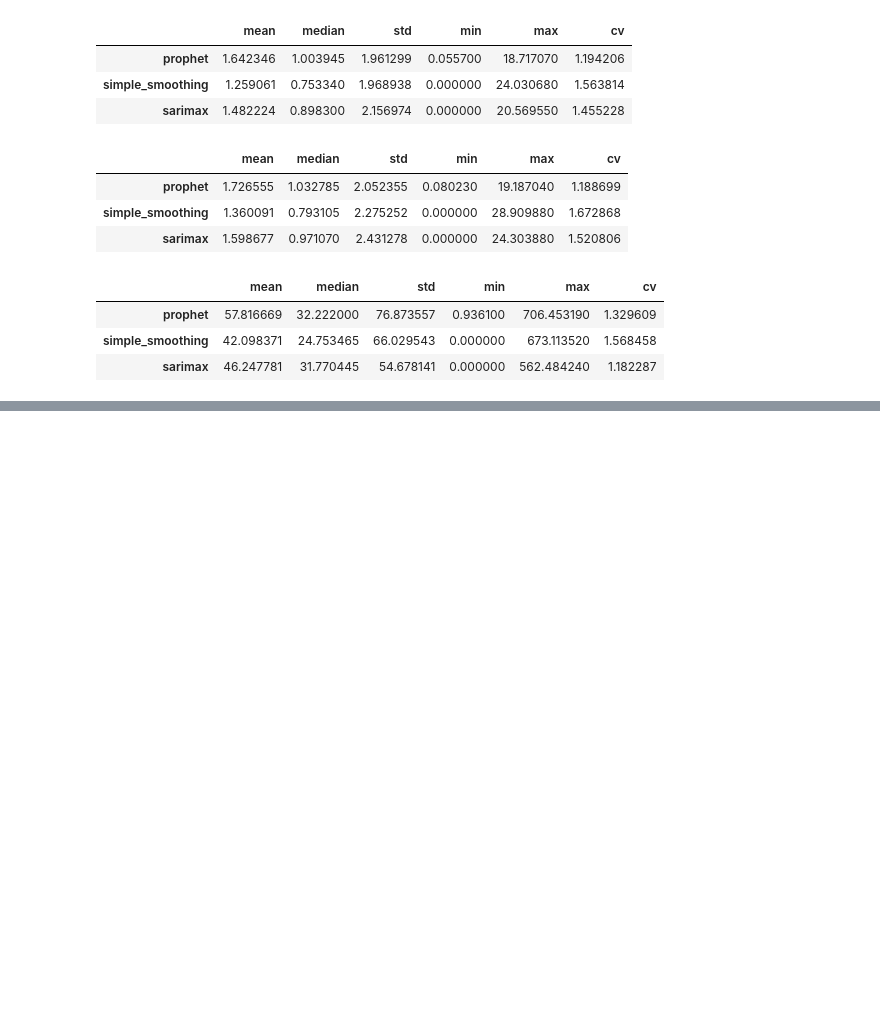
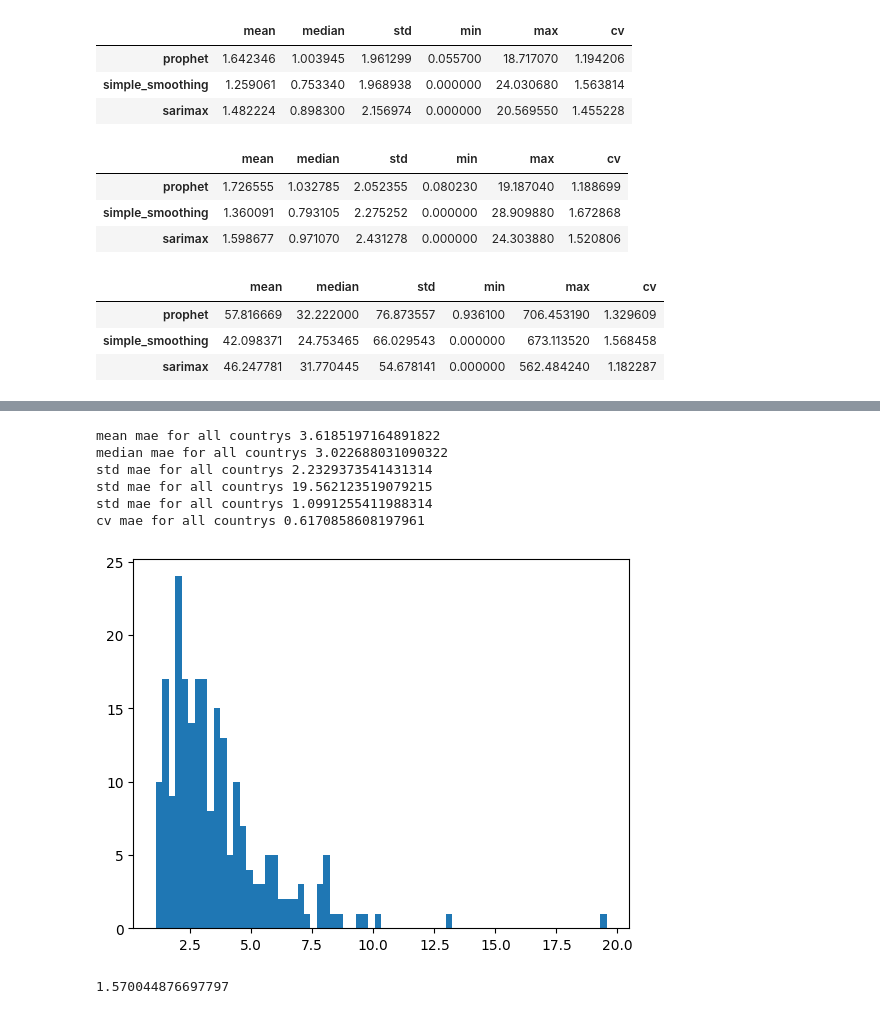
Before and after one commit to lavinomenezes/Desafio_DS_Series_Temporais, a Jupyter notebook: notebooks/desafio_df_v01_time_series_analyses.ipynb, the cells around one changed output, grey strips where cells are left out. Cells and saved outputs as stored; diff of their text form; code cells hidden in the pictures; blank space fills up the shorter version.

```diff
--- a/notebooks/desafio_df_v01_time_series_analyses.ipynb
+++ b/notebooks/desafio_df_v01_time_series_analyses.ipynb
@@ -854,0 +920,62 @@ df_final_metrics.style.highlight_min(color='lightgreen', axis=0)
+# %%
+# Crie um DataFrame vazio para armazenar as previsões do SARIMA
+df_final_metrics_cv = pd.DataFrame()
+
+# Defina o número de splits desejado para a avaliação cruzada
+n_splits = 5
+
+# Crie um objeto TimeSeriesSplit
+tscv = TimeSeriesSplit(n_splits=n_splits)
+
+# Loop através das divisões da avaliação cruzada
+
+
+    # Loop através das colunas (países)
+for country in df3.columns:
+    final_metrics_cv = pd.DataFrame()
+    for train_idx, test_idx in tscv.split(train[country]):
+        train_data = train[country].iloc[train_idx]
+        test_data = train[country].iloc[test_idx]
+        model_sarimax = auto_arima(
+            train_data,
+            m=1,
+            test='adf',
+            seasonal=False,
+            stepwise=True,
+            d=0,
+            start_p=0,
+            max_p=1,
+            start_q=0,
+            max_q=1,
+        )
+
+
+        pred_sarimax = model_sarimax.predict(len(test_data))
+
+        mae = mean_absolute_error(test_data, pred_sarimax)
+
+        final_metrics_cv = pd.concat([final_metrics_cv, pd.DataFrame({country: [mae]})], ignore_index=True)
+
+    df_final_metrics_cv = pd.concat([df_final_metrics_cv, final_metrics_cv], axis=1)
+
+aux = df_final_metrics_cv.mean()
+
+print("mean mae for all countrys",aux.values.mean())
+print("median mae for all countrys",np.median(aux.values))
+print("std mae for all countrys",aux.values.std())
+print("std mae for all countrys",aux.values.max())
+print("std mae for all countrys",aux.values.min())
+print("cv mae for all countrys",aux.values.std() / aux.values.mean())
+plt.hist(aux.values, bins=70);
+# %% [output]
+mean mae for all countrys 3.6185197164891822
+median mae for all countrys 3.022688031090322
+std mae for all countrys 2.2329373541431314
+std mae for all countrys 19.562123519079215
+std mae for all countrys 1.0991255411988314
+cv mae for all countrys 0.6170858608197961
+[figure, added]
+# %%
+mean_absolute_error(test_data, pred_sarimax)
+# %% [output]
+1.570044876697797
```
Also changed, not shown: parts of 8 cells of this notebook.
